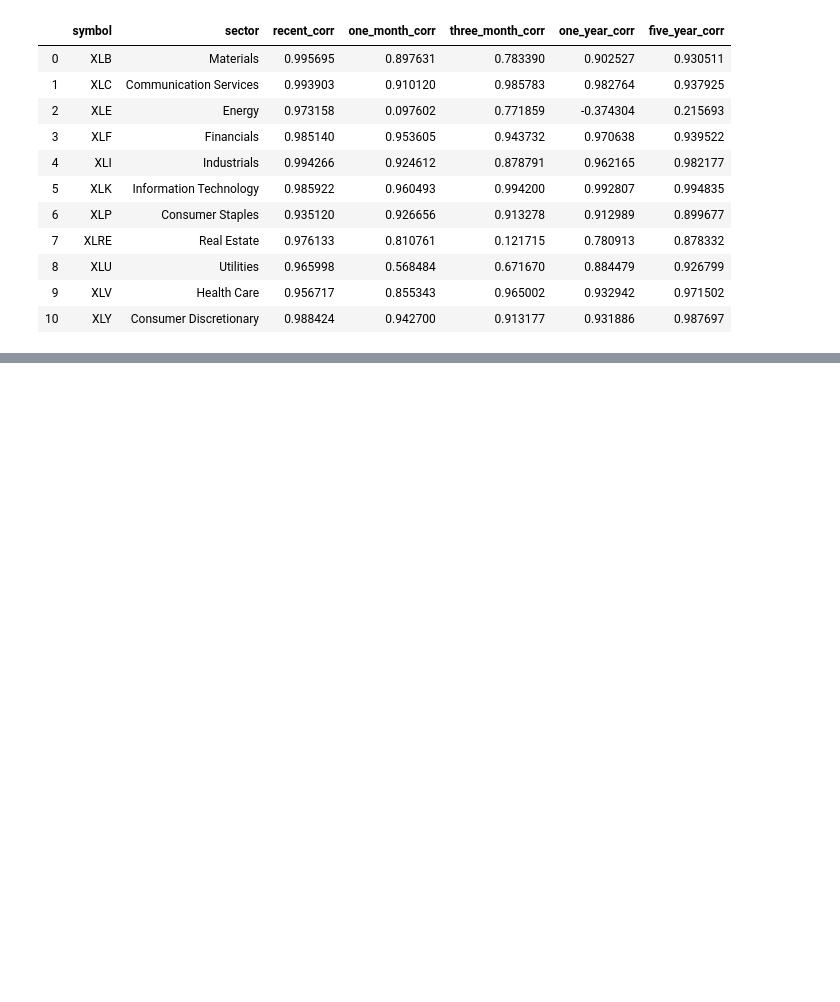
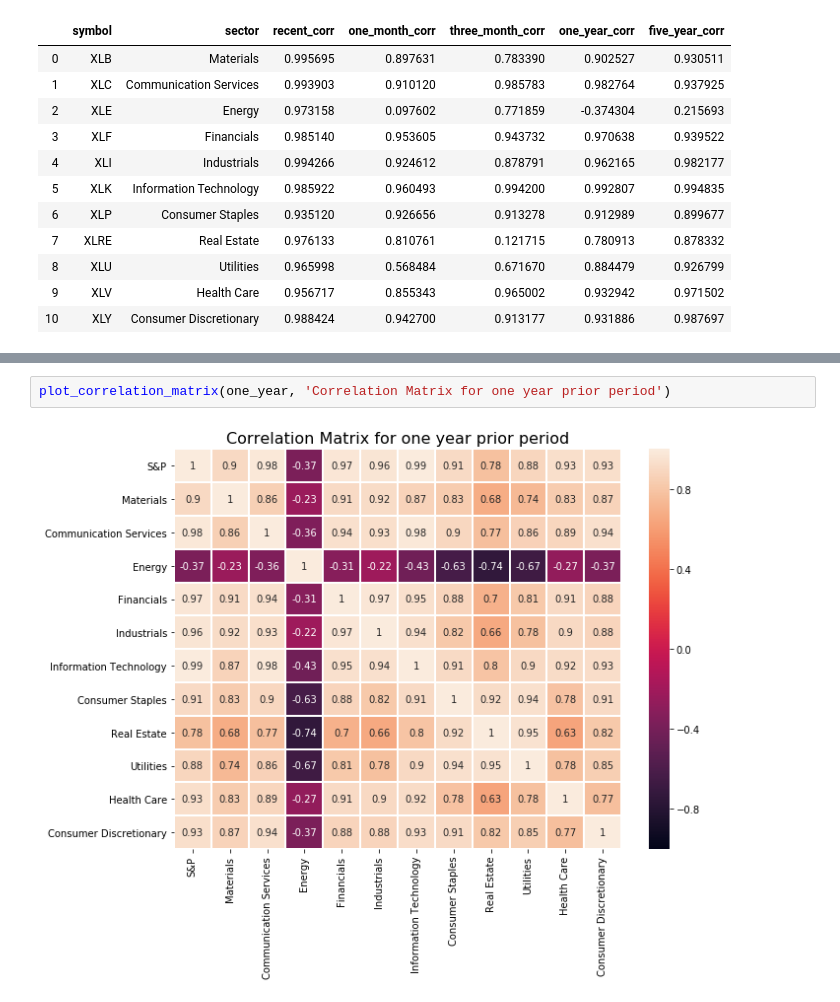
Before and after one commit to SachinGokal/capstone-one, a Jupyter notebook: new_notebook.ipynb, the cells around one changed output, grey strips where cells are left out. Drawn from its saved outputs; the diff is of its cells as text; blank space fills up the shorter version.

```diff
--- a/new_notebook.ipynb
+++ b/new_notebook.ipynb
@@ -317,0 +351,4 @@ plot_correlation(corr_table, 'Correlation with index box plot')
+# %%
+plot_correlation_matrix(one_year, 'Correlation Matrix for one year prior period')
+# %% [output]
+[figure, added]
```
Also changed, not shown: parts of 8 cells of this notebook, 11 other files.
